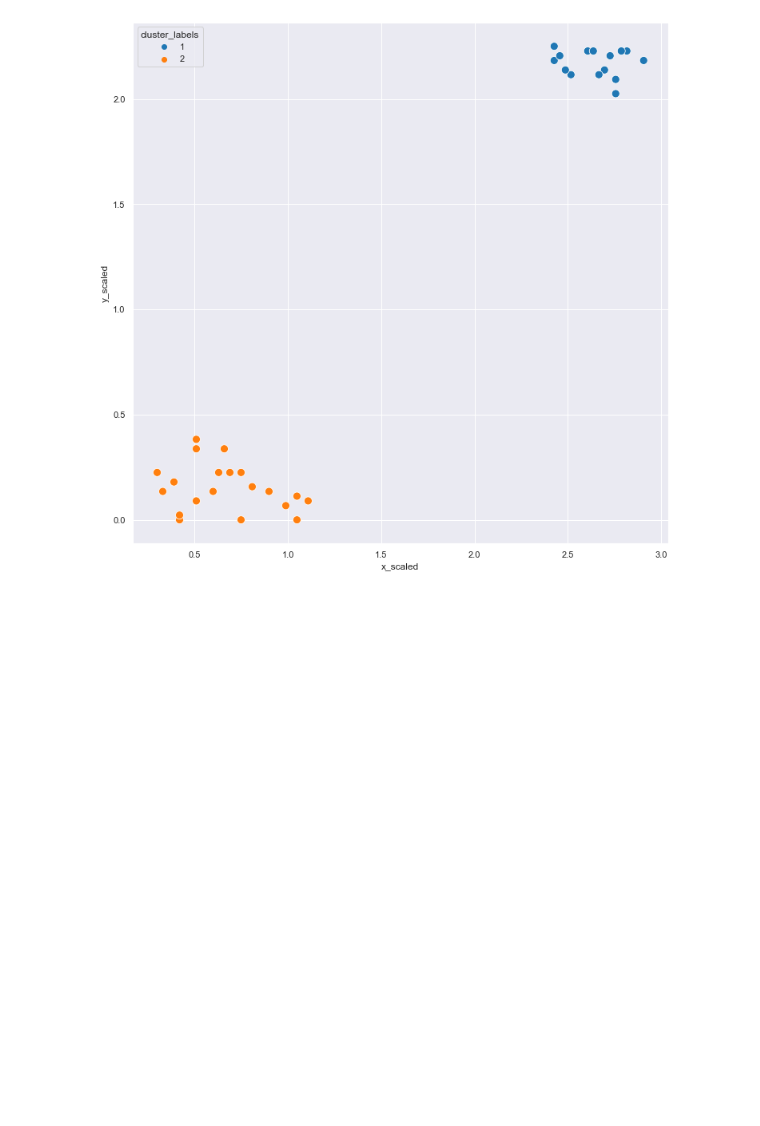
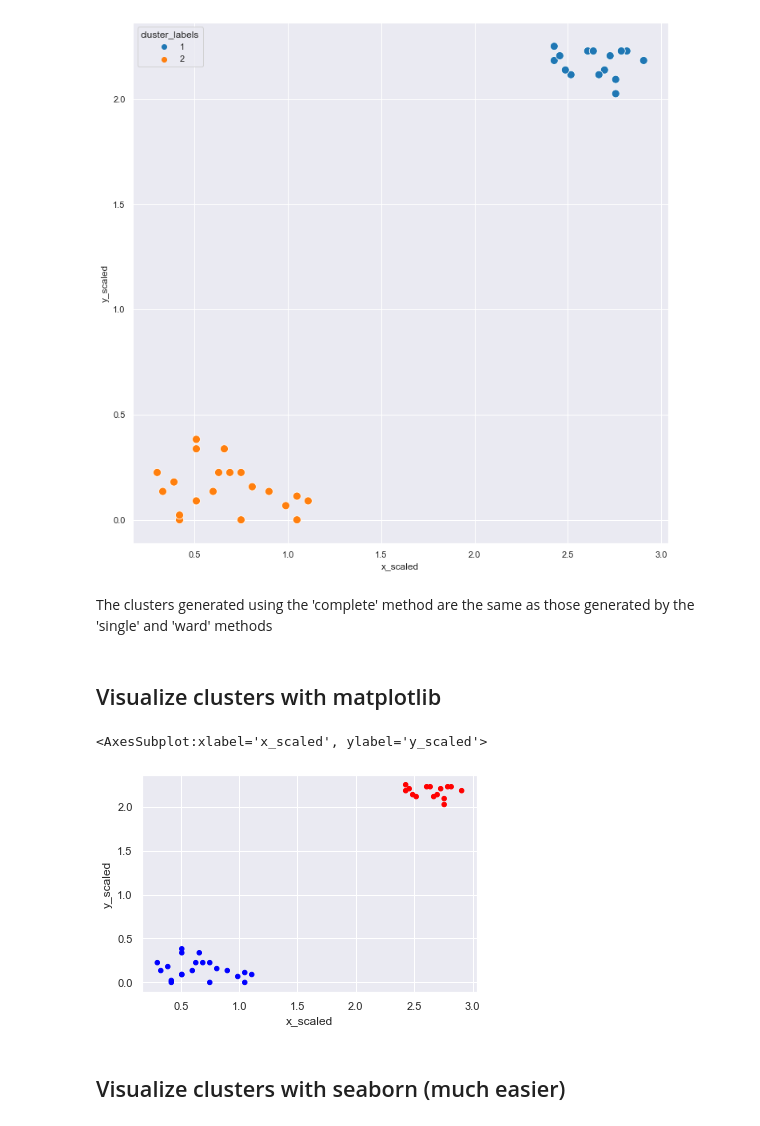
Before and after one commit to kipmadden/Cluster-Analysis-in-Python, a Jupyter notebook: SciPy Clustering Basics.ipynb, the cells around one changed output. Cells and saved outputs as stored; diff of their text form; code cells hidden in the pictures; blank space fills up the shorter version.

```diff
--- a/SciPy Clustering Basics.ipynb
+++ b/SciPy Clustering Basics.ipynb
@@ -234,3 +234,20 @@ sns.scatterplot(x='x_scaled', y='y_scaled',
 # %% [output]
 <AxesSubplot:xlabel='x_scaled', ylabel='y_scaled'>
 [figure]
+# %% [markdown]
+The clusters generated using the 'complete' method are the same as those generated by the 'single' and 'ward' methods
+# %% [markdown]
+## Visualize clusters with matplotlib
+# %%
+# Define a colors dictionary for clusters
+colors = {1:'red', 2:'blue'}
+# %%
+# Plot a scatter plot
+comic_con.plot.scatter(x='x_scaled',
+                       y='y_scaled',
+                       c=comic_con['cluster_labels'].apply(lambda x : colors[x]))
+# %% [output]
+<AxesSubplot:xlabel='x_scaled', ylabel='y_scaled'>
+[figure, added]
+# %% [markdown]
+## Visualize clusters with seaborn (much easier)
```
Also changed, not shown: parts of 6 cells of this notebook.
